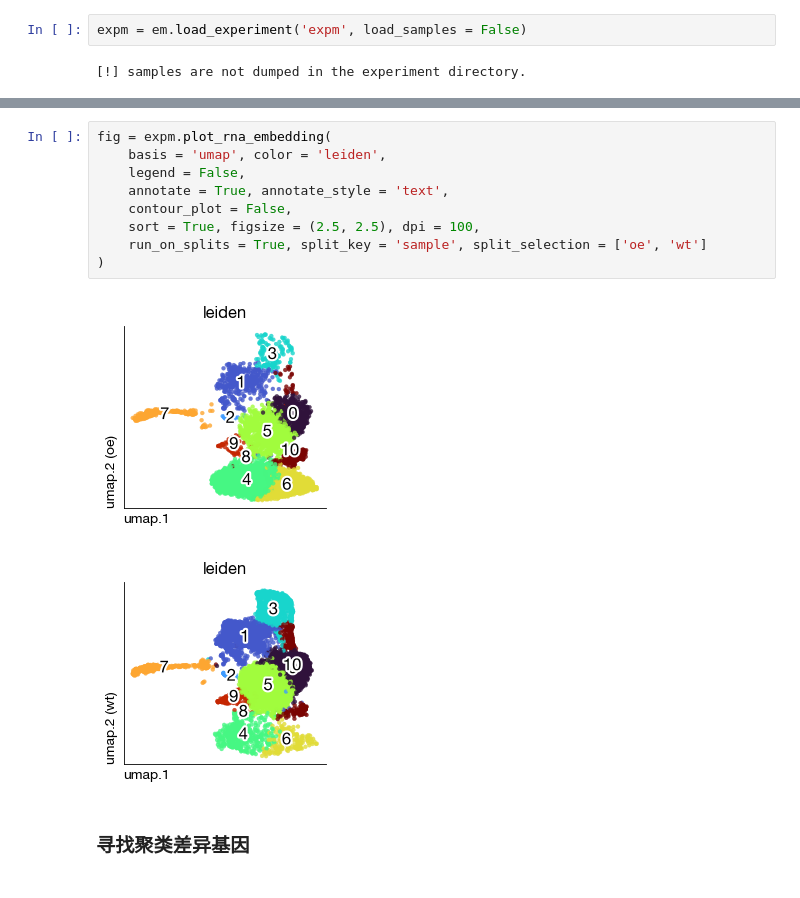
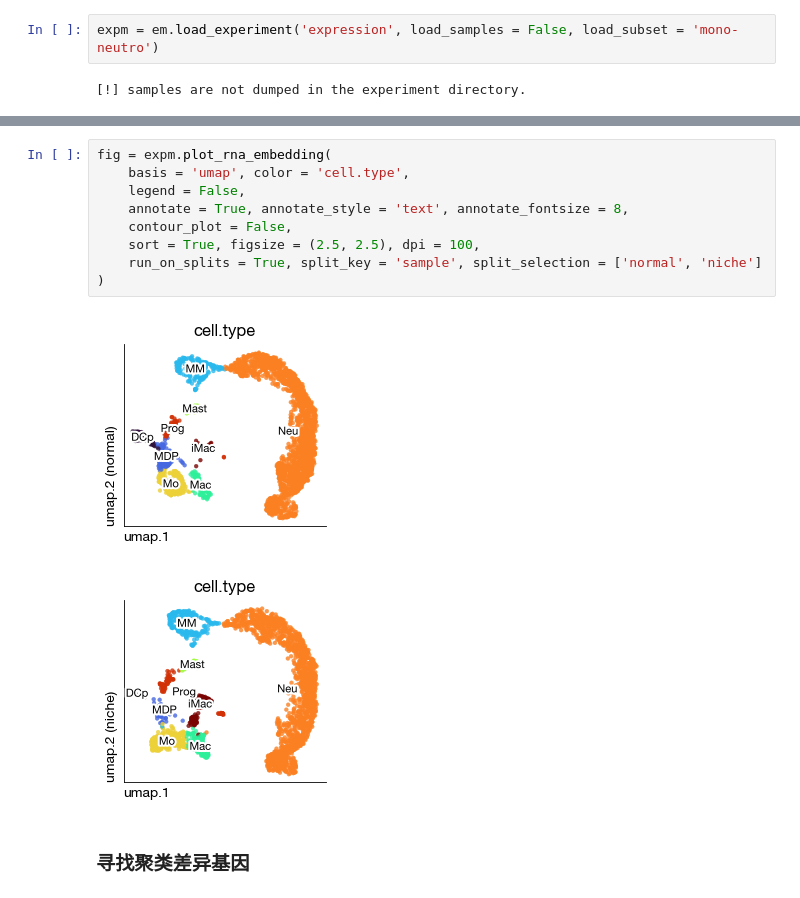
Before and after one commit to yang-z-03/exprmat, a Jupyter notebook: docs/source/notebooks/profile-cluster.ipynb, the cells around one changed output, grey strips where cells are left out. Saved outputs shown, nothing was run; the diff lists cells and outputs as text.

```diff
--- a/docs/source/notebooks/profile-cluster.ipynb
+++ b/docs/source/notebooks/profile-cluster.ipynb
@@ -22,7 +29,7 @@ em.setwd('/home/data/yangz/shared/tutorial')
 # %% [markdown]
 我们从之前保存的路径加载数据集：
 # %%
-expm = em.load_experiment('expm', load_samples = False)
+expm = em.load_experiment('expression', load_samples = False, load_subset = 'mono-neutro')
 # %% [output]
 [!] samples are not dumped in the experiment directory.
 # %%
@@ -56,15 +66,15 @@ fig = expm.plot_rna_embedding_multiple(
 # %%
 fig = expm.plot_rna_embedding(
-    basis = 'umap', color = 'leiden',
+    basis = 'umap', color = 'cell.type',
     legend = False,
-    annotate = True, annotate_style = 'text',
+    annotate = True, annotate_style = 'text', annotate_fontsize = 8,
     contour_plot = False,
     sort = True, figsize = (2.5, 2.5), dpi = 100,
-    run_on_splits = True, split_key = 'sample', split_selection = ['oe', 'wt']
+    run_on_splits = True, split_key = 'sample', split_selection = ['normal', 'niche']
 )
 # %% [output]
-[figure, old version]
+[figure, new version]
-[figure, old version]
+[figure, new version]
 # %% [markdown]
 ### 寻找聚类差异基因
 # %% [markdown]
```
Also changed, not shown: parts of 14 cells of this notebook, 35 other files.
